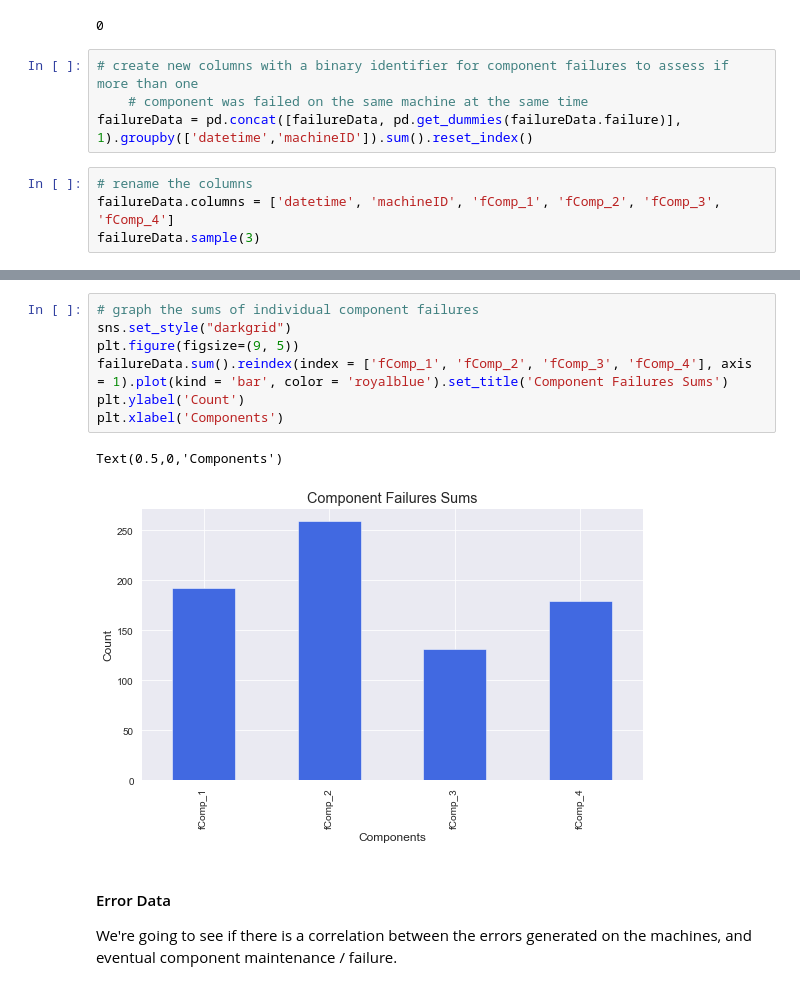
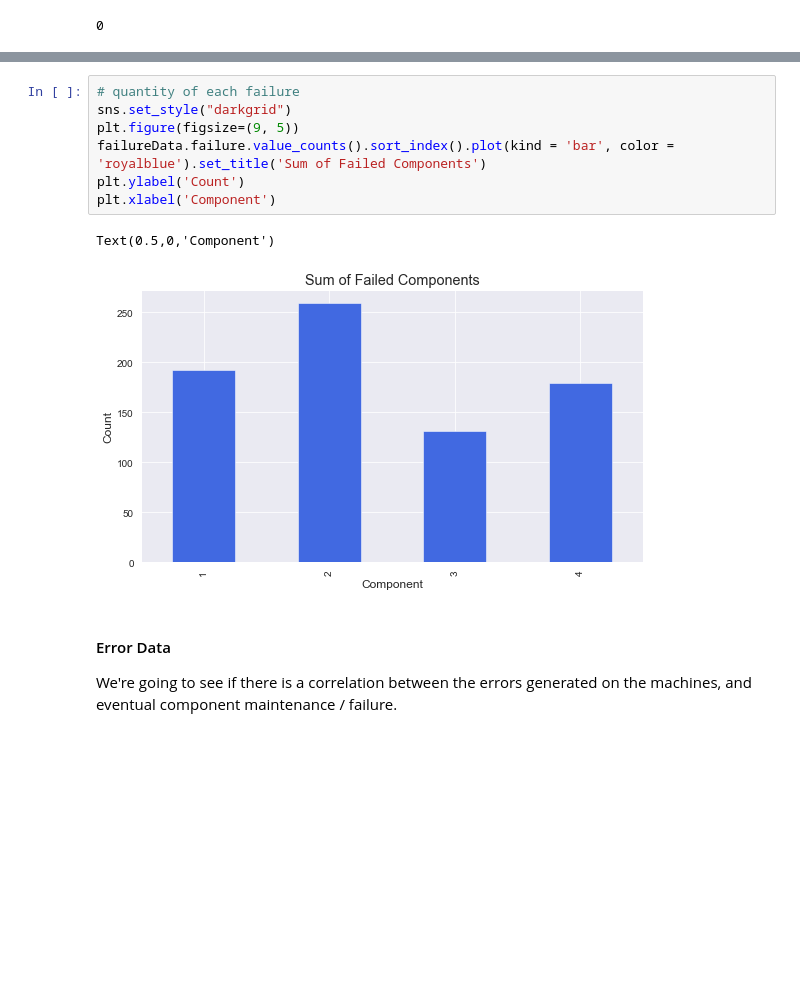
Before and after one commit to 55thSwiss/Kaggle, a Jupyter notebook: MPred/MPred_v3.ipynb, the cells around one changed output, grey strips where cells are left out. Saved outputs shown, nothing was run; the diff lists cells and outputs as text; blank space fills up the shorter version.

```diff
--- a/MPred/MPred_v3.ipynb
+++ b/MPred/MPred_v3.ipynb
@@ -451,11 +451,3 @@ failureData.sample(3)
 failureData.duplicated(['datetime', 'machineID', 'failure']).sum()
 # %% [output]
 0
-# %%
-# create new columns with a binary identifier for component failures to assess if more than one
-    # component was failed on the same machine at the same time
-failureData = pd.concat([failureData, pd.get_dummies(failureData.failure)], 1).groupby(['datetime','machineID']).sum().reset_index()
-# %%
-# rename the columns
-failureData.columns = ['datetime', 'machineID', 'fComp_1', 'fComp_2', 'fComp_3', 'fComp_4']
-failureData.sample(3)
@@ -476,13 +454,13 @@ True
 # %%
-# graph the sums of individual component failures
+# quantity of each failure
 sns.set_style("darkgrid")
 plt.figure(figsize=(9, 5))
-failureData.sum().reindex(index = ['fComp_1', 'fComp_2', 'fComp_3', 'fComp_4'], axis = 1).plot(kind = 'bar', color = 'royalblue').set_title('Component Failures Sums')
+failureData.failure.value_counts().sort_index().plot(kind = 'bar', color = 'royalblue').set_title('Sum of Failed Components')
 plt.ylabel('Count')
-plt.xlabel('Components')
+plt.xlabel('Component')
 # %% [output]
-Text(0.5,0,'Components')
+Text(0.5,0,'Component')
-[figure, old version]
+[figure, new version]
 # %% [markdown]
 #### Error Data
 
```
Also changed, not shown: parts of 15 cells of this notebook.
